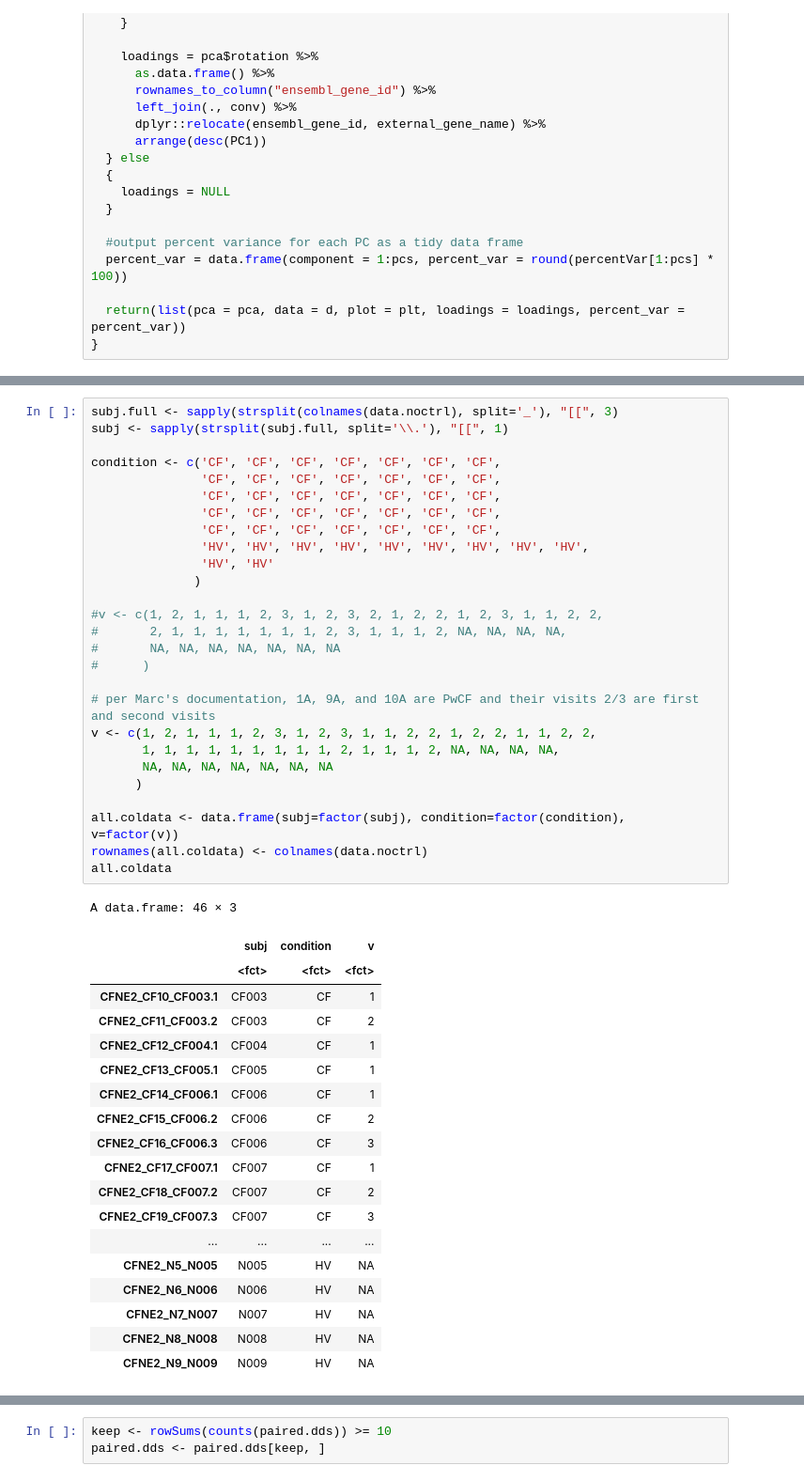
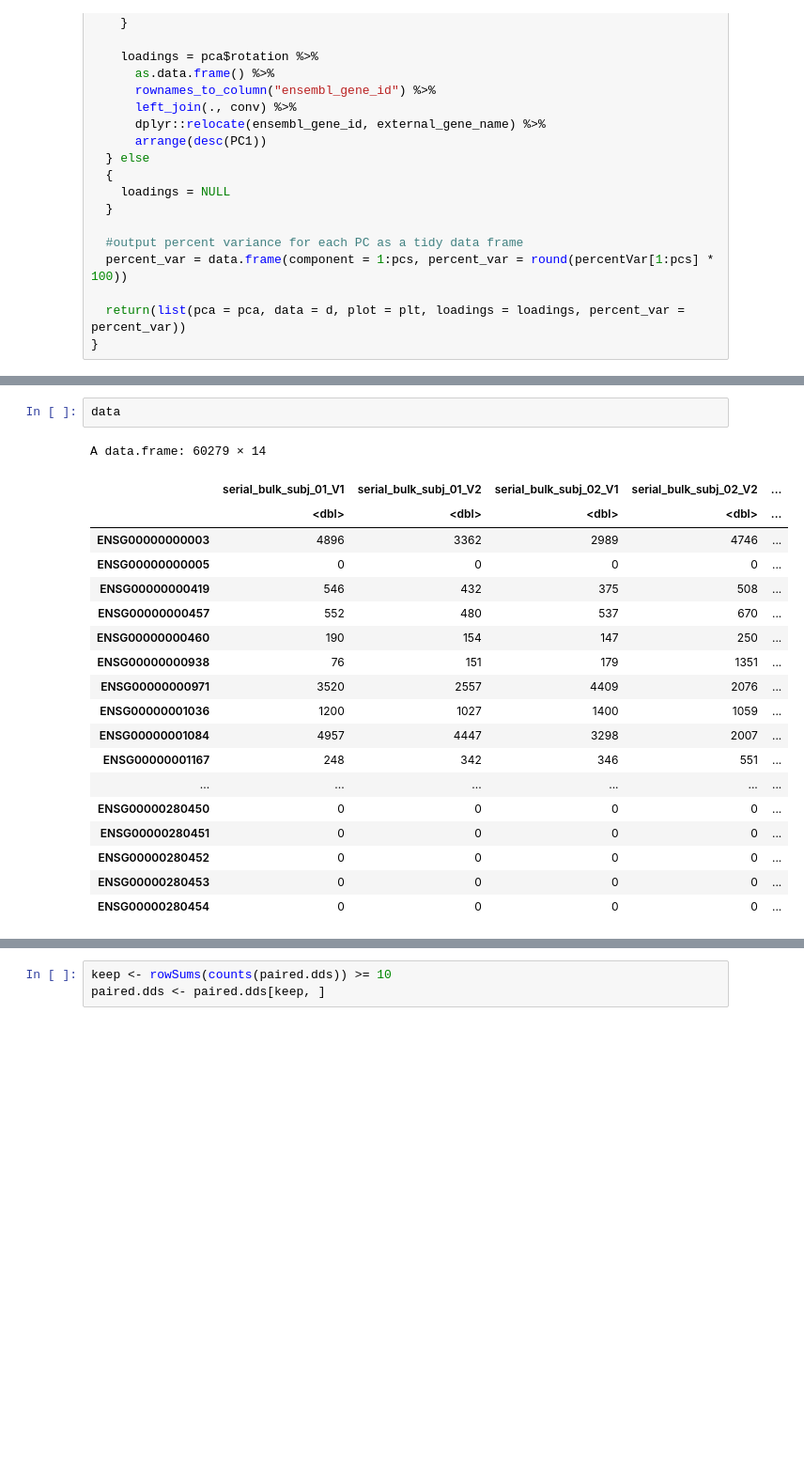
Before and after one commit to tcyb/Cybulski_et_al_2025, a Jupyter notebook: notebooks/06bulk_serial_R.ipynb, the cells around one changed output, grey strips where cells are left out. Shown: that part at 94% size. Saved outputs shown, nothing was run; the diff lists cells and outputs as text; blank space fills up the shorter version.

```diff
--- a/notebooks/06bulk_serial_R.ipynb
+++ b/notebooks/06bulk_serial_R.ipynb
@@ -135,47 +130,22 @@ data.noctrl <- dplyr::select(data, -c(uhrna1, uhrna2))
-# %%
-subj.full <- sapply(strsplit(colnames(data.noctrl), split='_'), "[[", 3)
-subj <- sapply(strsplit(subj.full, split='\\.'), "[[", 1)
-
-condition <- c('CF', 'CF', 'CF', 'CF', 'CF', 'CF', 'CF',
-               'CF', 'CF', 'CF', 'CF', 'CF', 'CF', 'CF',
-               'CF', 'CF', 'CF', 'CF', 'CF', 'CF', 'CF',
-               'CF', 'CF', 'CF', 'CF', 'CF', 'CF', 'CF',
-               'CF', 'CF', 'CF', 'CF', 'CF', 'CF', 'CF',
-               'HV', 'HV', 'HV', 'HV', 'HV', 'HV', 'HV', 'HV', 'HV',
-               'HV', 'HV'
-              )
-
-#v <- c(1, 2, 1, 1, 1, 2, 3, 1, 2, 3, 2, 1, 2, 2, 1, 2, 3, 1, 1, 2, 2,
-#       2, 1, 1, 1, 1, 1, 1, 1, 2, 3, 1, 1, 1, 2, NA, NA, NA, NA,
-#       NA, NA, NA, NA, NA, NA, NA
-#      )
-
-# per Marc's documentation, 1A, 9A, and 10A are PwCF and their visits 2/3 are first and second visits
-v <- c(1, 2, 1, 1, 1, 2, 3, 1, 2, 3, 1, 1, 2, 2, 1, 2, 2, 1, 1, 2, 2,
-       1, 1, 1, 1, 1, 1, 1, 1, 1, 2, 1, 1, 1, 2, NA, NA, NA, NA,
-       NA, NA, NA, NA, NA, NA, NA
-      )
-
-all.coldata <- data.frame(subj=factor(subj), condition=factor(condition), v=factor(v))
-rownames(all.coldata) <- colnames(data.noctrl)
-all.coldata
-# %% [output]
-A data.frame: 46 × 3
-|  | subj | condition | v |
-|  | <fct> | <fct> | <fct> |
-| CFNE2_CF10_CF003.1 | CF003 | CF | 1 |
-| CFNE2_CF11_CF003.2 | CF003 | CF | 2 |
-| CFNE2_CF12_CF004.1 | CF004 | CF | 1 |
-| CFNE2_CF13_CF005.1 | CF005 | CF | 1 |
-| CFNE2_CF14_CF006.1 | CF006 | CF | 1 |
-| CFNE2_CF15_CF006.2 | CF006 | CF | 2 |
-| CFNE2_CF16_CF006.3 | CF006 | CF | 3 |
-| CFNE2_CF17_CF007.1 | CF007 | CF | 1 |
-| CFNE2_CF18_CF007.2 | CF007 | CF | 2 |
-| CFNE2_CF19_CF007.3 | CF007 | CF | 3 |
-| ... | ... | ... | ... |
-| CFNE2_N5_N005 | N005 | HV | NA |
-| CFNE2_N6_N006 | N006 | HV | NA |
-| CFNE2_N7_N007 | N007 | HV | NA |
-| CFNE2_N8_N008 | N008 | HV | NA |
-| CFNE2_N9_N009 | N009 | HV | NA |
+# %%
+data
+# %% [output]
+A data.frame: 60279 × 14
+|  | serial_bulk_subj_01_V1 | serial_bulk_subj_01_V2 | serial_bulk_subj_02_V1 | serial_bulk_subj_02_V2 | ... |
+|  | <dbl> | <dbl> | <dbl> | <dbl> | ... |
+| ENSG00000000003 | 4896 | 3362 | 2989 | 4746 | ... |
+| ENSG00000000005 | 0 | 0 | 0 | 0 | ... |
+| ENSG00000000419 | 546 | 432 | 375 | 508 | ... |
+| ENSG00000000457 | 552 | 480 | 537 | 670 | ... |
+| ENSG00000000460 | 190 | 154 | 147 | 250 | ... |
+| ENSG00000000938 | 76 | 151 | 179 | 1351 | ... |
+| ENSG00000000971 | 3520 | 2557 | 4409 | 2076 | ... |
+| ENSG00000001036 | 1200 | 1027 | 1400 | 1059 | ... |
+| ENSG00000001084 | 4957 | 4447 | 3298 | 2007 | ... |
+| ENSG00000001167 | 248 | 342 | 346 | 551 | ... |
+| ... | ... | ... | ... | ... | ... |
+| ENSG00000280450 | 0 | 0 | 0 | 0 | ... |
+| ENSG00000280451 | 0 | 0 | 0 | 0 | ... |
+| ENSG00000280452 | 0 | 0 | 0 | 0 | ... |
+| ENSG00000280453 | 0 | 0 | 0 | 0 | ... |
+| ENSG00000280454 | 0 | 0 | 0 | 0 | ... |
```
Also changed, not shown: parts of 15 cells of this notebook, 2 other files.
